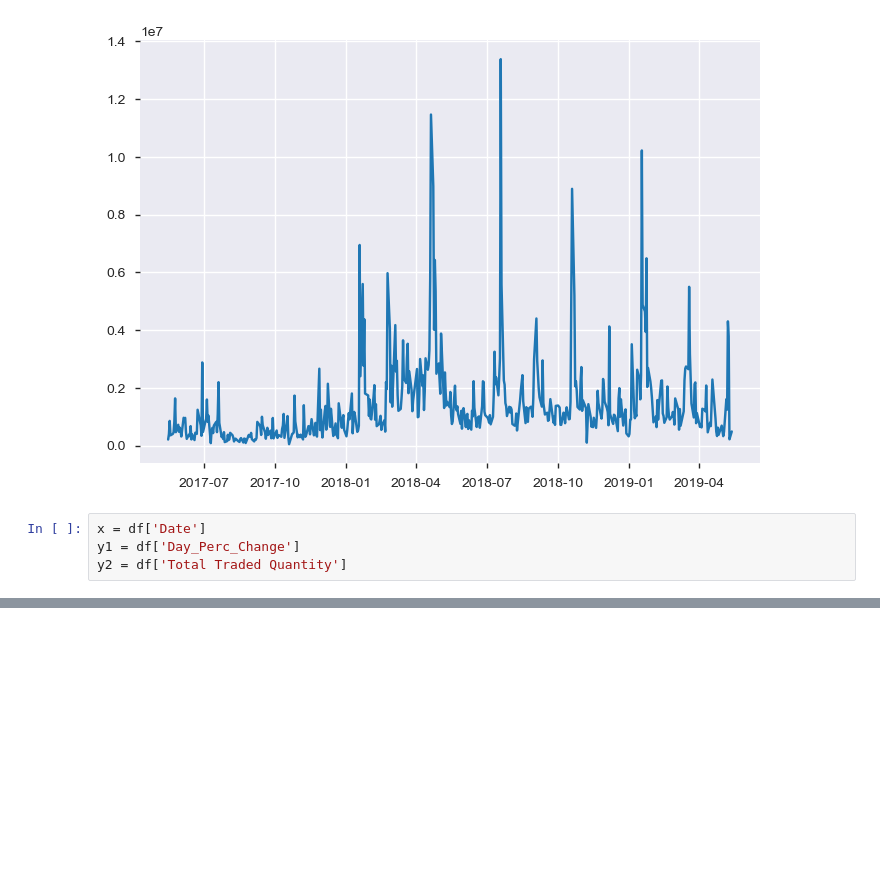
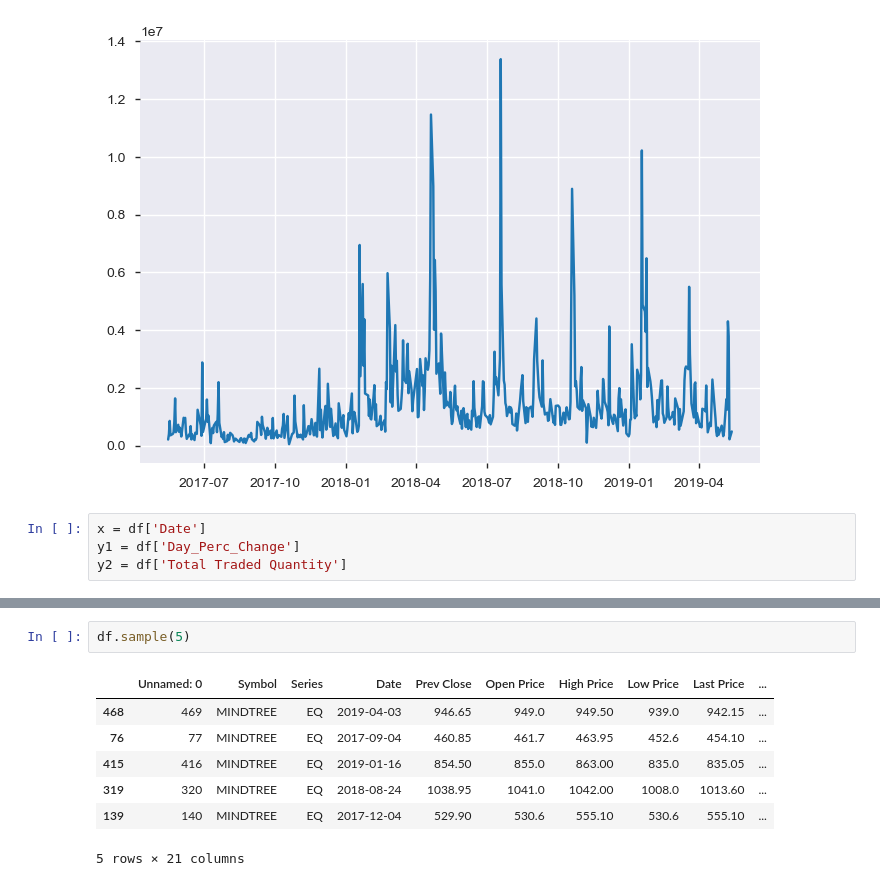
Before and after one commit to atkrish0/securitized-asset-analysis, a Jupyter notebook: 2 - Plotting in Financial Markets (Mindtree).ipynb, the cells around one changed output, grey strips where cells are left out. Cells and saved outputs as stored; diff of their text form; blank space fills up the shorter version.

```diff
--- a/2 - Plotting in Financial Markets (Mindtree).ipynb
+++ b/2 - Plotting in Financial Markets (Mindtree).ipynb
@@ -102,0 +99,10 @@ plt.show()
+# %%
+df.sample(5)
+# %% [output]
+|  | Unnamed: 0 | Symbol | Series | Date | Prev Close | Open Price | High Price | Low Price | Last Price | ... |
+| 468 | 469 | MINDTREE | EQ | 2019-04-03 | 946.65 | 949.0 | 949.50 | 939.0 | 942.15 | ... |
+| 76 | 77 | MINDTREE | EQ | 2017-09-04 | 460.85 | 461.7 | 463.95 | 452.6 | 454.10 | ... |
+| 415 | 416 | MINDTREE | EQ | 2019-01-16 | 854.50 | 855.0 | 863.00 | 835.0 | 835.05 | ... |
+| 319 | 320 | MINDTREE | EQ | 2018-08-24 | 1038.95 | 1041.0 | 1042.00 | 1008.0 | 1013.60 | ... |
+| 139 | 140 | MINDTREE | EQ | 2017-12-04 | 529.90 | 530.6 | 555.10 | 530.6 | 555.10 | ... |
+5 rows × 21 columns
```
Also changed, not shown: parts of 5 cells of this notebook.
